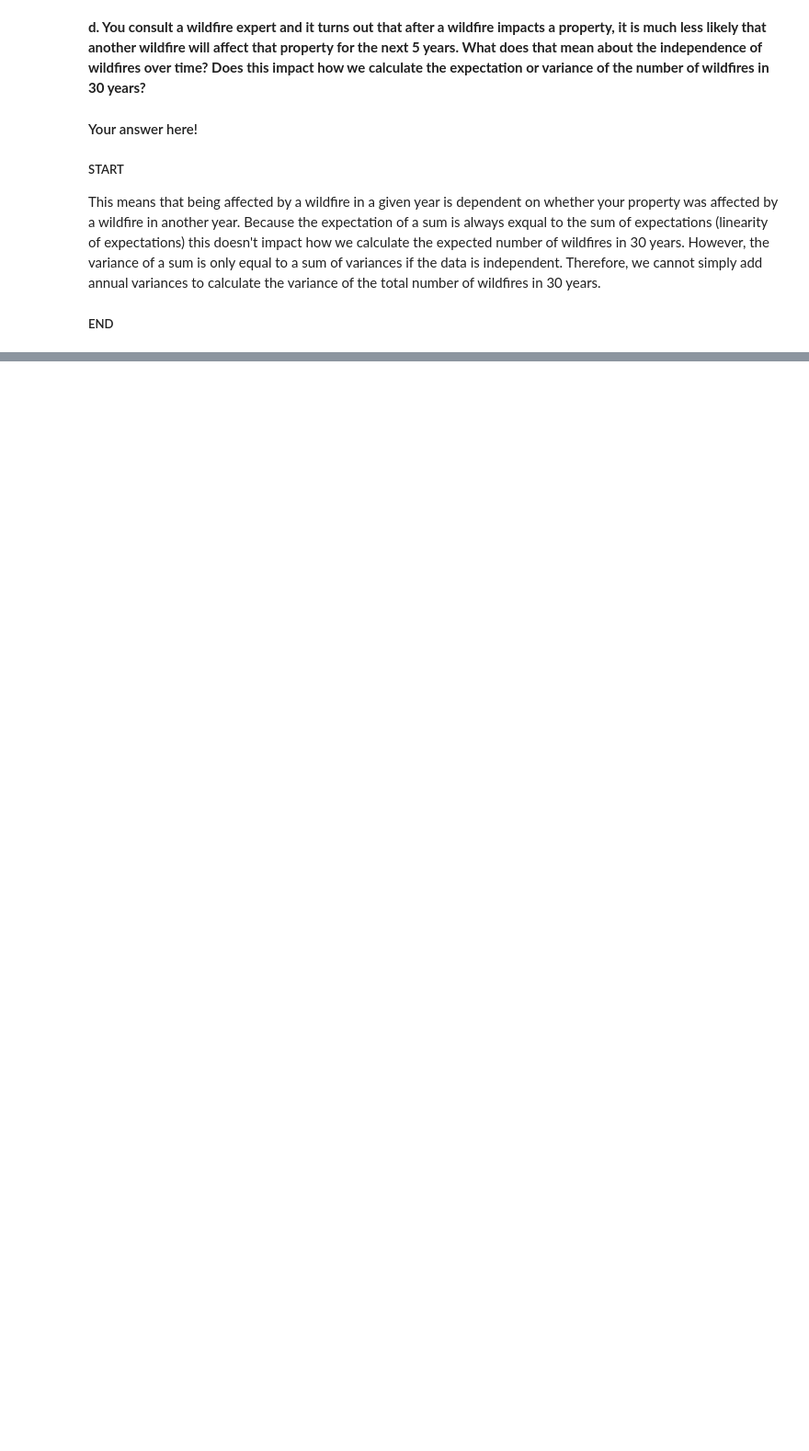
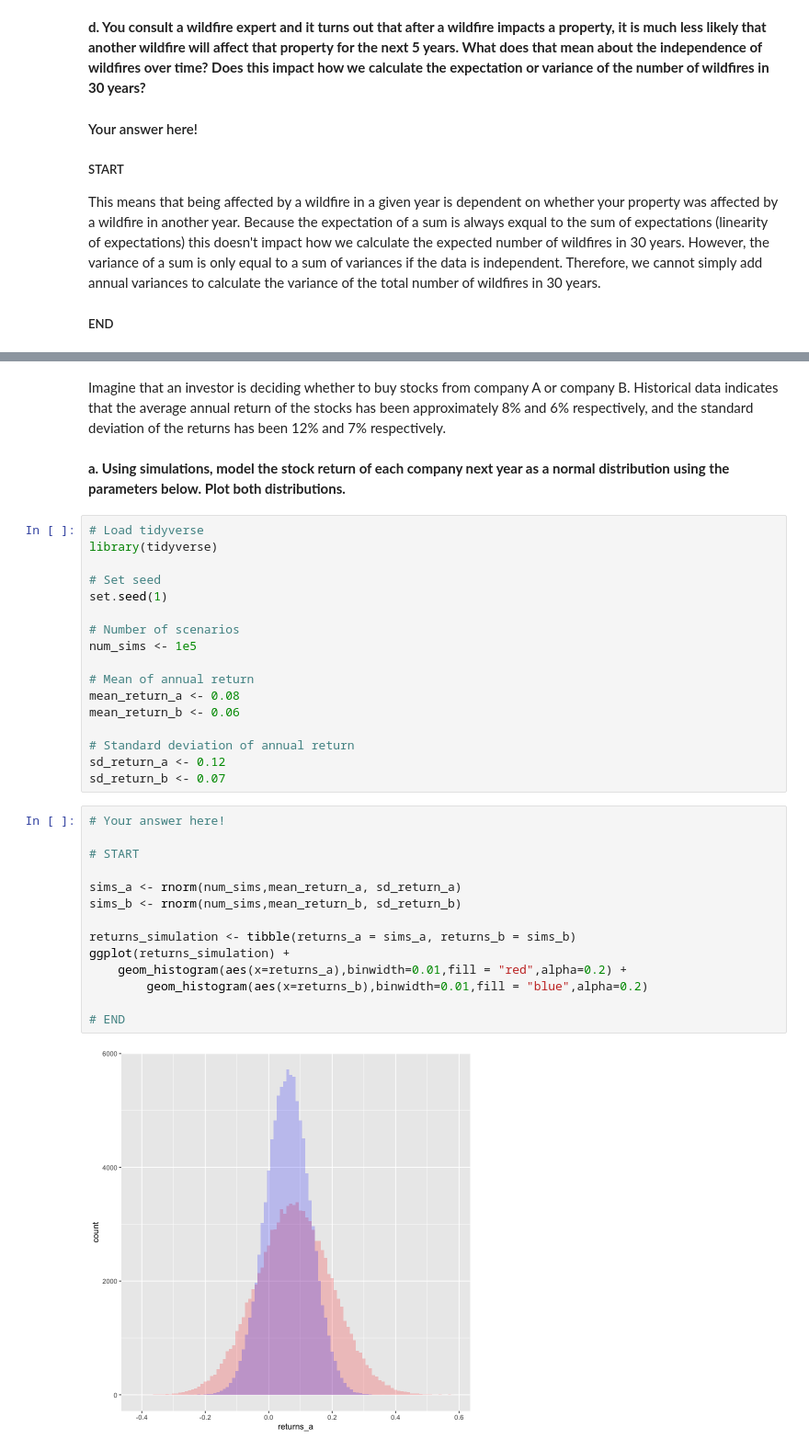
Before and after one commit to 5harad/API201-2022, a Jupyter notebook: review_sessions/review_4/review_4_answers.ipynb, the cells around one changed output, grey strips where cells are left out. Shown at 92% size. Cells and saved outputs as stored; diff of their text form; blank space fills up the shorter version.

Commit message:
Added normal distribution exercise.

```diff
--- a/review_sessions/review_4/review_4_answers.ipynb
+++ b/review_sessions/review_4/review_4_answers.ipynb
@@ -90,0 +93,37 @@ This means that being affected by a wildfire in a given year is dependent on whe
+# %% [markdown]
+Imagine that an investor is deciding whether to buy stocks from company A or company B. Historical data indicates that the average annual return of the stocks has been approximately 8% and 6% respectively, and the standard deviation of the returns has been 12% and 7% respectively.
+# %% [markdown]
+**a. Using simulations, model the stock return of each company next year as a normal distribution using the parameters below. Plot both distributions.**
+# %%
+# Load tidyverse
+library(tidyverse)
+
+# Set seed
+set.seed(1)
+
+# Number of scenarios
+num_sims <- 1e5
+
+# Mean of annual return
+mean_return_a <- 0.08
+mean_return_b <- 0.06
+
+# Standard deviation of annual return
+sd_return_a <- 0.12
+sd_return_b <- 0.07
+# %%
+# Your answer here!
+
+# START
+
+sims_a <- rnorm(num_sims,mean_return_a, sd_return_a)
+sims_b <- rnorm(num_sims,mean_return_b, sd_return_b)
+
+returns_simulation <- tibble(returns_a = sims_a, returns_b = sims_b)
+ggplot(returns_simulation) +
+    geom_histogram(aes(x=returns_a),binwidth=0.01,fill = "red",alpha=0.2) +
+        geom_histogram(aes(x=returns_b),binwidth=0.01,fill = "blue",alpha=0.2)
+
+# END
+# %% [output]
+[figure, added]
```
Also changed, not shown: parts of 8 cells of this notebook, 2 other files.
